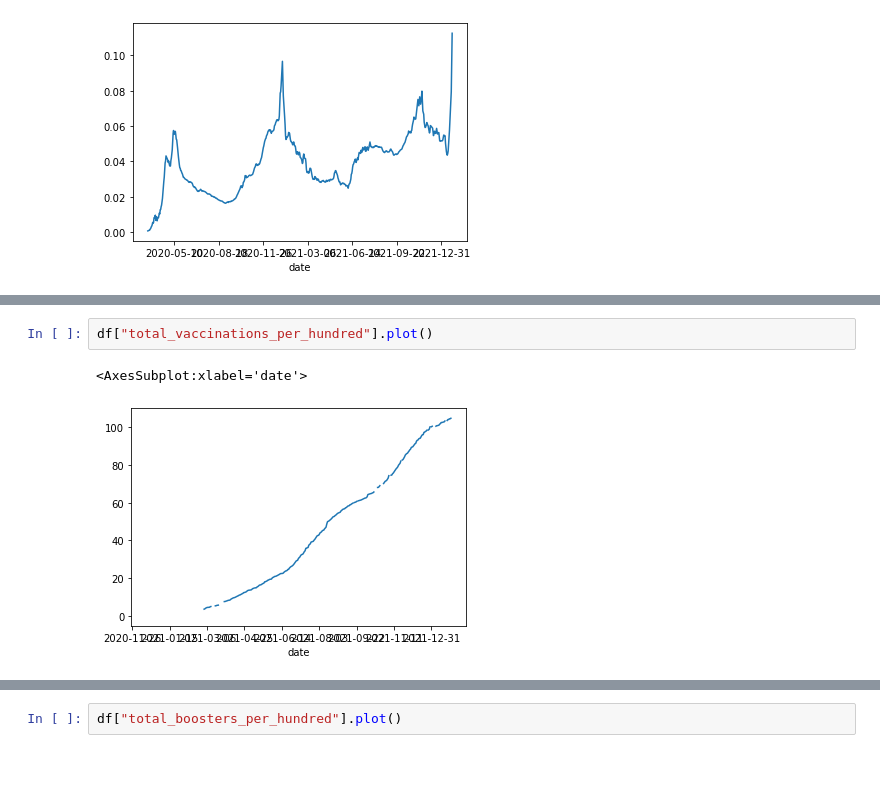
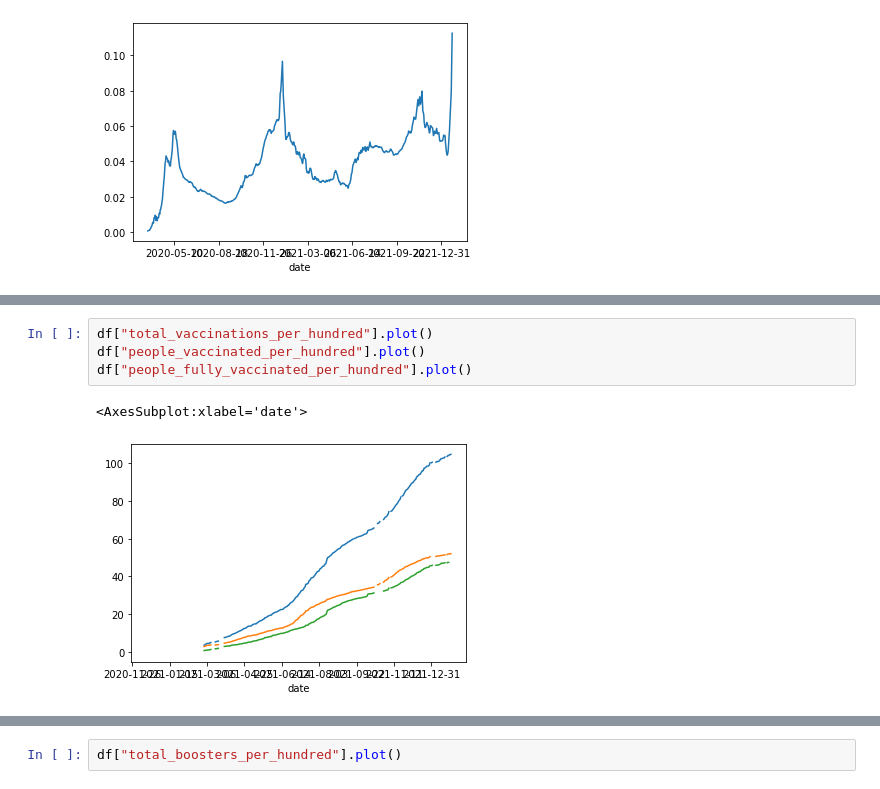
Before and after one commit to comptech-winter-school/covid19-prediction, a Jupyter notebook: graph_rus.ipynb, the cells around one changed output, grey strips where cells are left out. Saved outputs shown, nothing was run; the diff lists cells and outputs as text.

```diff
--- a/graph_rus.ipynb
+++ b/graph_rus.ipynb
@@ -122,5 +73,7 @@ df["new_vaccinations_smoothed"].plot()
 # %%
 df["total_vaccinations_per_hundred"].plot()
+df["people_vaccinated_per_hundred"].plot()
+df["people_fully_vaccinated_per_hundred"].plot()
 # %% [output]
 <AxesSubplot:xlabel='date'>
-[figure, old version]
+[figure, new version]
```
Also changed, not shown: parts of 29 cells of this notebook.
